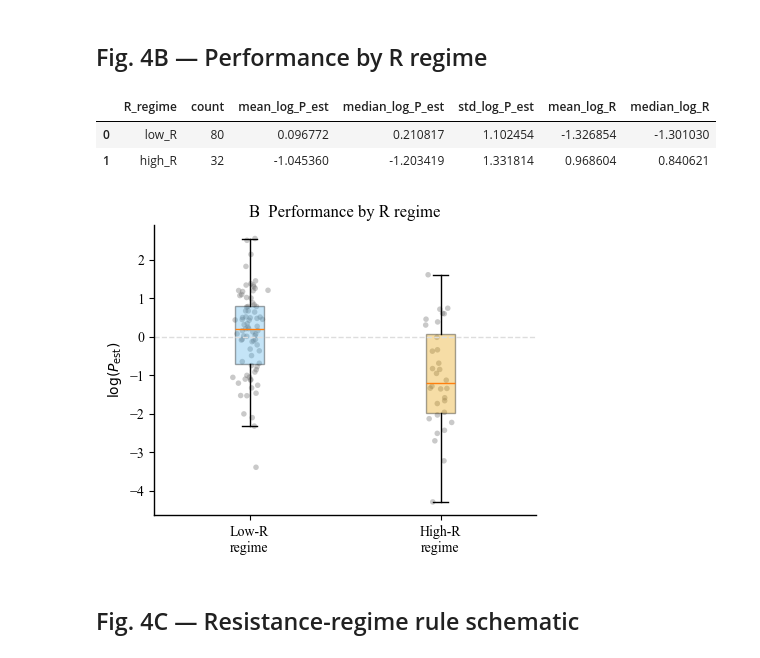
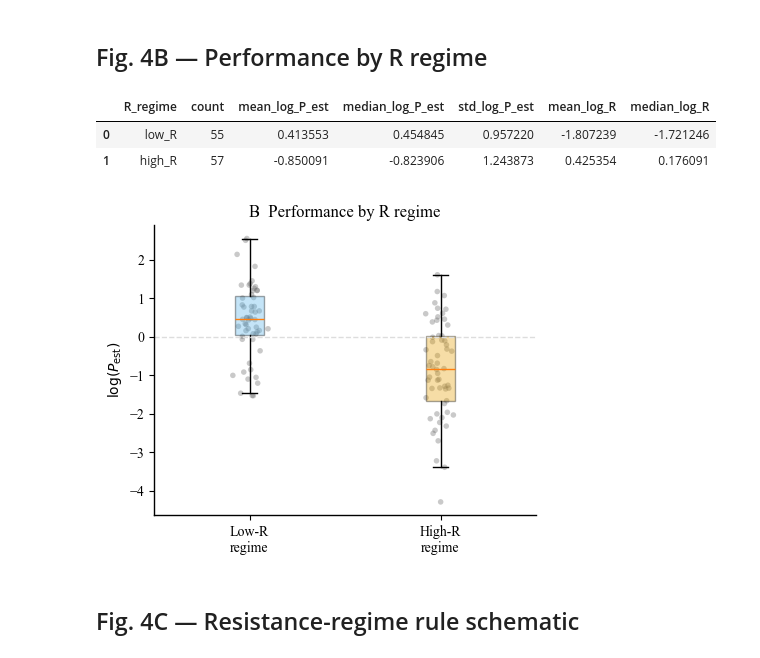
Before and after one commit to wenluanzhang/hydrovoltaic-ml, a Jupyter notebook: notebooks/15_figure4_resistance_regimes.ipynb, the cells around one changed output. Saved outputs shown, nothing was run; the diff lists cells and outputs as text; code cells hidden in the pictures.

```diff
--- a/notebooks/15_figure4_resistance_regimes.ipynb
+++ b/notebooks/15_figure4_resistance_regimes.ipynb
@@ -327,38 +327,38 @@ plt.show()
 # %%
 # Physics-aware threshold
 # log_R = 0 corresponds to R = 1 MOhm if R is in MOhm.
-R_THRESHOLD = 0.0
+R_THRESHOLD = -1.0
 
 fig4_df["R_regime"] = np.where(
     fig4_df["log_R"] <= R_THRESHOLD,
     "low_R",
     "high_R"
 )
 
 fig4B_df = fig4_df[["log_R", "log_P_est", "R_regime"]].copy()
 
 regime_order = ["low_R", "high_R"]
 
 fig4B_summary_df = (
     fig4B_df
     .groupby("R_regime")
     .agg(
         count=("log_P_est", "count"),
         mean_log_P_est=("log_P_est", "mean"),
         median_log_P_est=("log_P_est", "median"),
         std_log_P_est=("log_P_est", "std"),
         mean_log_R=("log_R", "mean"),
         median_log_R=("log_R", "median")
     )
     .reindex(regime_order)
     .reset_index()
 )
 
 display(fig4B_summary_df)
 # %% [output]
 |  | R_regime | count | mean_log_P_est | median_log_P_est | std_log_P_est | mean_log_R | median_log_R |
-| 0 | low_R | 80 | 0.096772 | 0.210817 | 1.102454 | -1.326854 | -1.301030 |
-| 1 | high_R | 32 | -1.045360 | -1.203419 | 1.331814 | 0.968604 | 0.840621 |
+| 0 | low_R | 55 | 0.413553 | 0.454845 | 0.957220 | -1.807239 | -1.721246 |
+| 1 | high_R | 57 | -0.850091 | -0.823906 | 1.243873 | 0.425354 | 0.176091 |
 # %%
 # Fig. 4B draft plot
 fig, ax = plt.subplots(figsize=(4.6, 3.8))
@@ -404,7 +404,7 @@ ax.spines["right"].set_visible(False)
 plt.tight_layout()
 plt.show()
 # %% [output]
-[figure, old version]
+[figure, new version]
 # %% [markdown]
 ## Fig. 4C — Resistance-regime rule schematic
 # %%
```
Also changed, not shown: parts of 3 cells of this notebook.
